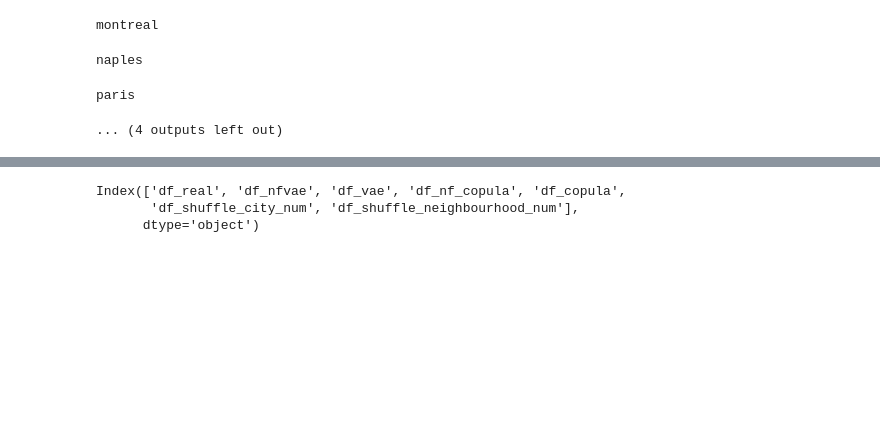
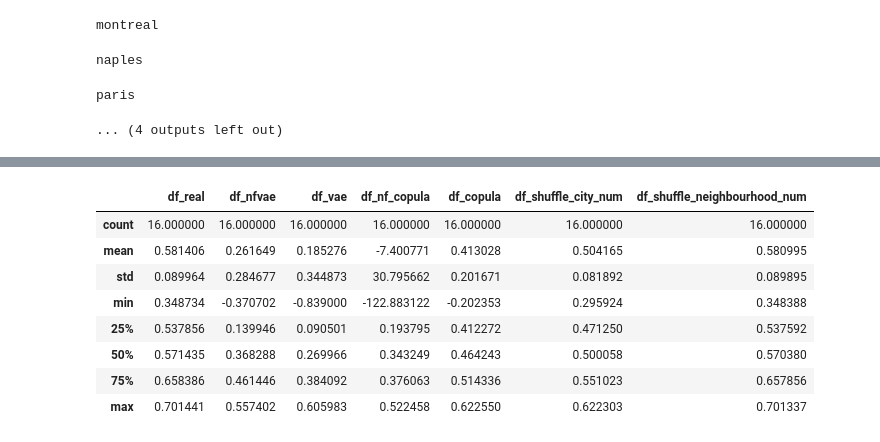
Before and after one commit to jaclenti/NFVAE-population-synthesis, a Jupyter notebook: notebooks/lc_utility_fix_eff_airbnb.ipynb, the cells around one changed output, grey strips where cells are left out. Cells and saved outputs as stored; diff of their text form; code cells hidden in the pictures; blank space fills up the shorter version.

```diff
--- a/notebooks/lc_utility_fix_eff_airbnb.ipynb
+++ b/notebooks/lc_utility_fix_eff_airbnb.ipynb
@@ -172,9 +172,15 @@ R2_dict
 # %%
-R2_dict.columns
+R2_dict.describe()
 # %% [output]
-Index(['df_real', 'df_nfvae', 'df_vae', 'df_nf_copula', 'df_copula',
-       'df_shuffle_city_num', 'df_shuffle_neighbourhood_num'],
-      dtype='object')
+|  | df_real | df_nfvae | df_vae | df_nf_copula | df_copula | df_shuffle_city_num | df_shuffle_neighbourhood_num |
+| count | 16.000000 | 16.000000 | 16.000000 | 16.000000 | 16.000000 | 16.000000 | 16.000000 |
+| mean | 0.581406 | 0.261649 | 0.185276 | -7.400771 | 0.413028 | 0.504165 | 0.580995 |
+| std | 0.089964 | 0.284677 | 0.344873 | 30.795662 | 0.201671 | 0.081892 | 0.089895 |
+| min | 0.348734 | -0.370702 | -0.839000 | -122.883122 | -0.202353 | 0.295924 | 0.348388 |
+| 25% | 0.537856 | 0.139946 | 0.090501 | 0.193795 | 0.412272 | 0.471250 | 0.537592 |
+| 50% | 0.571435 | 0.368288 | 0.269966 | 0.343249 | 0.464243 | 0.500058 | 0.570380 |
+| 75% | 0.658386 | 0.461446 | 0.384092 | 0.376063 | 0.514336 | 0.551023 | 0.657856 |
+| max | 0.701441 | 0.557402 | 0.605983 | 0.522458 | 0.622550 | 0.622303 | 0.701337 |
 # %%
 fig, ax = plt.subplots(figsize=(5,5))
 ordine = ['df_shuffle_neighbourhood_num','df_shuffle_city_num','df_copula','df_nf_copula','df_vae','df_nfvae','df_real']
```
Also changed, not shown: parts of 7 cells of this notebook, 1 other file.
